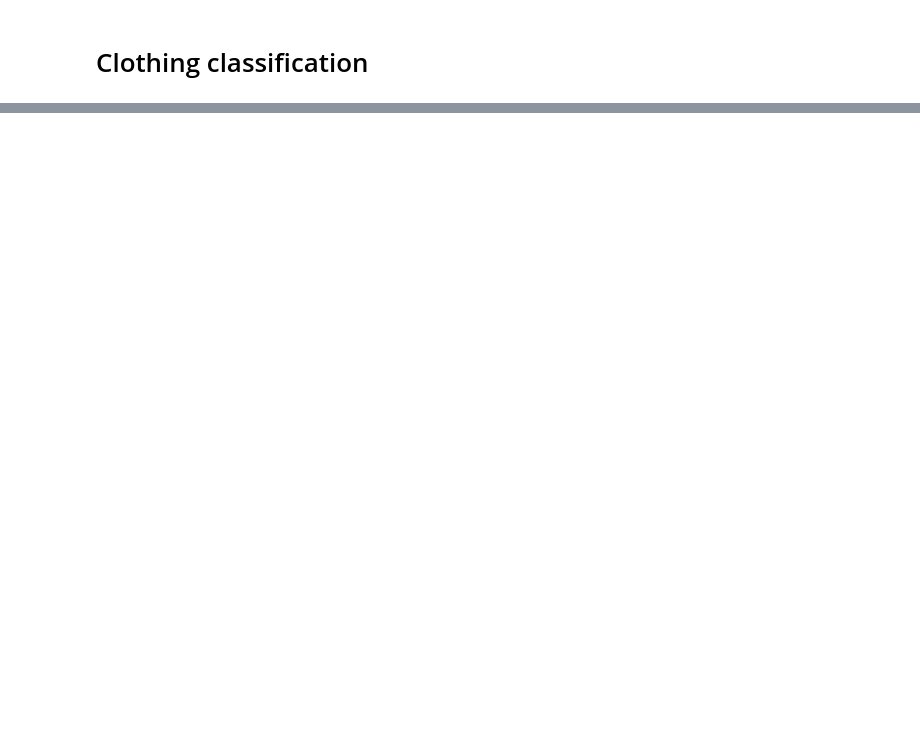
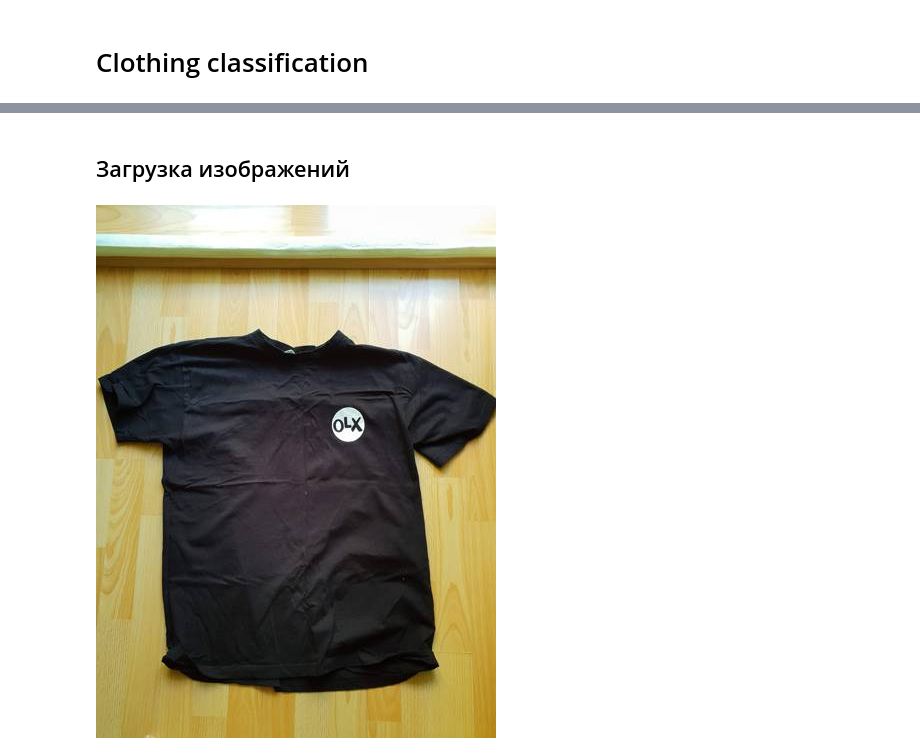
Before and after one commit to EgorSinitsyn/ML_BookCamp, a Jupyter notebook: [7] Neural_Nets/chapter-07-clothing.ipynb, the cells around one changed output, grey strips where cells are left out. Cells and saved outputs as stored; diff of their text form; code cells hidden in the pictures; blank space fills up the shorter version.

```diff
--- a/[7] Neural_Nets/chapter-07-clothing.ipynb
+++ b/[7] Neural_Nets/chapter-07-clothing.ipynb
@@ -21 +21,3 @@ Receiving objects: 100% (3839/3839), 100.58 MiB | 2.65 MiB/s, done.
 Resolving deltas: 100% (10/10), done.
+# %% [markdown]
+## Загрузка изображений
@@ -21,0 +26,7 @@ Resolving deltas: 100% (10/10), done.
+# %%
+path = './clothing-dataset-small/train/t-shirt'
+name = '5f0a3fa0-6a3d-4b68-b213-72766a643de7.jpg'
+fullname = path + '/' + name
+load_img(fullname)
+# %% [output]
+[figure, added]
```
Also changed, not shown: parts of 25 cells of this notebook, 1 other file.
